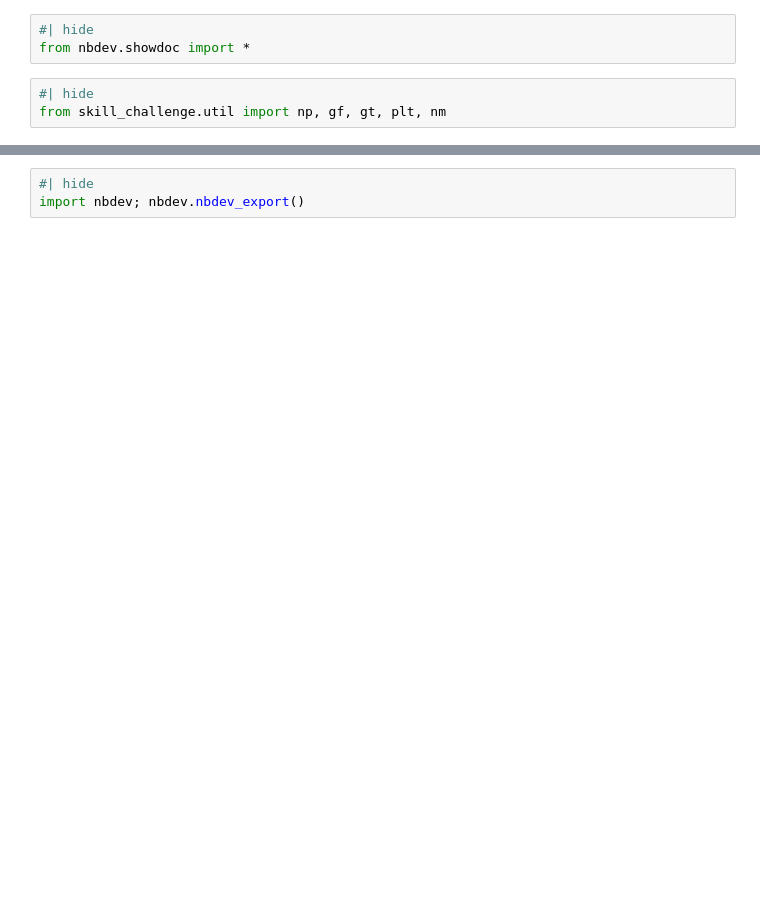
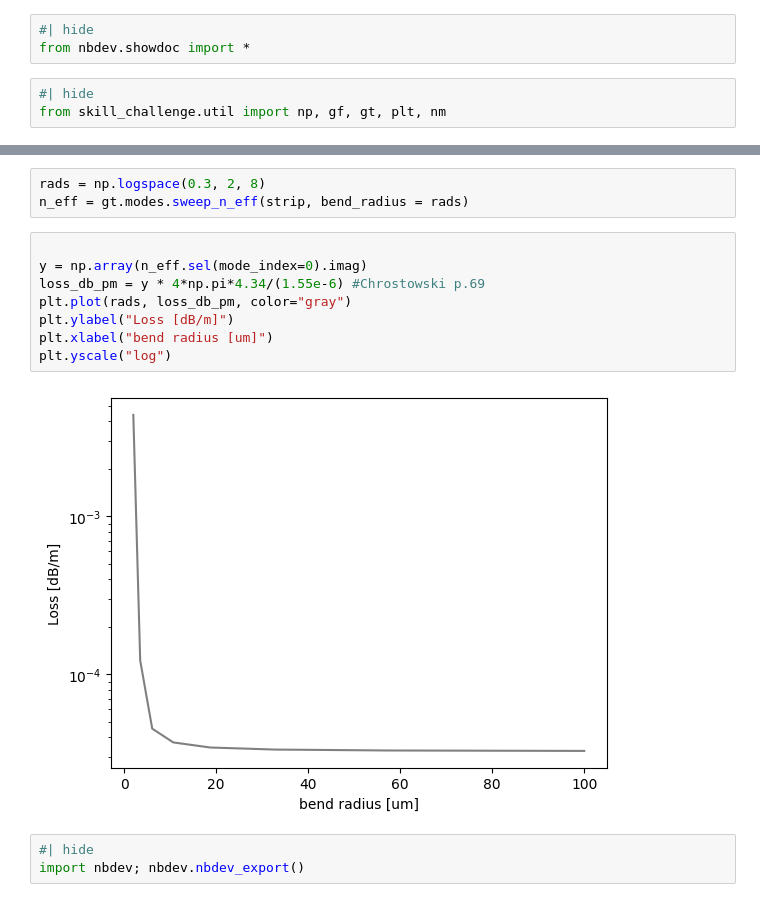
Before and after one commit to jan-david-fischbach/skill-challenge, a Jupyter notebook: nbs/02_eulerbend.ipynb, the cells around one changed output, grey strips where cells are left out. Cells and saved outputs as stored; diff of their text form; blank space fills up the shorter version.

```diff
--- a/nbs/02_eulerbend.ipynb
+++ b/nbs/02_eulerbend.ipynb
@@ -34,3 +51,16 @@ strip.plot_field("Ex")
+# %%
+rads = np.logspace(0.3, 2, 8)
+n_eff = gt.modes.sweep_n_eff(strip, bend_radius = rads)
+# %%
+
+y = np.array(n_eff.sel(mode_index=0).imag)
+loss_db_pm = y * 4*np.pi*4.34/(1.55e-6) #Chrostowski p.69
+plt.plot(rads, loss_db_pm, color="gray")
+plt.ylabel("Loss [dB/m]")
+plt.xlabel("bend radius [um]")
+plt.yscale("log")
+# %% [output]
+[figure, added]
 # %%
 #| hide
 import nbdev; nbdev.nbdev_export()
```
Also changed, not shown: parts of 6 cells of this notebook, 7 other files.
